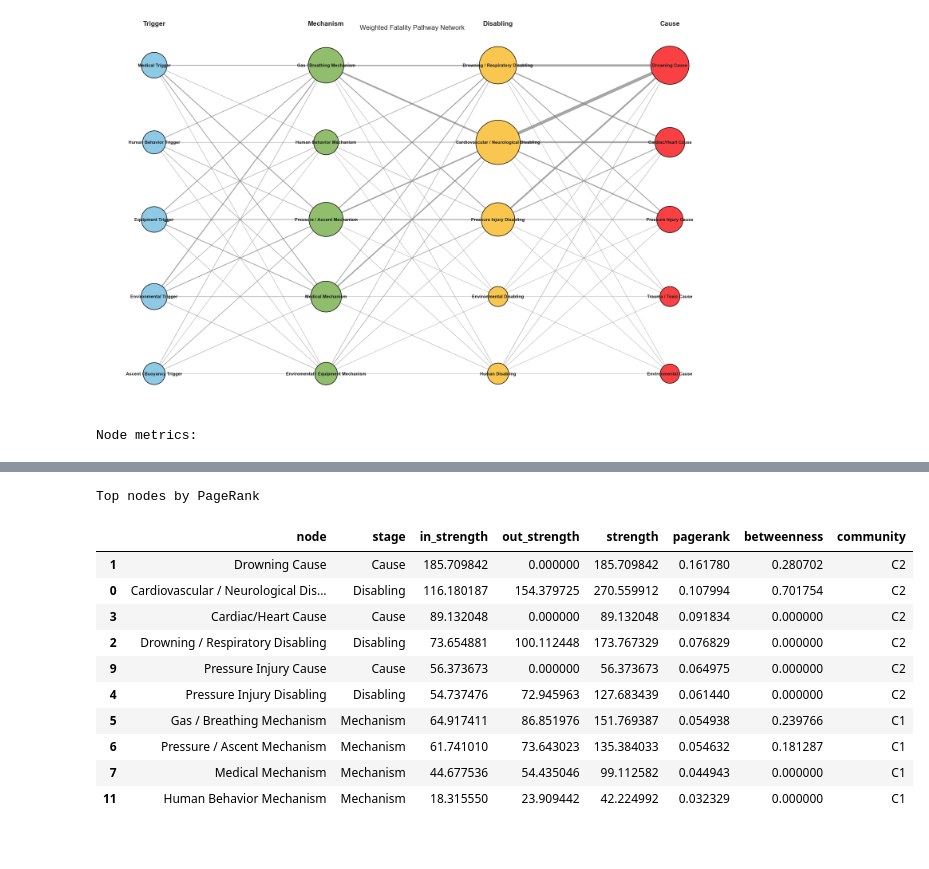
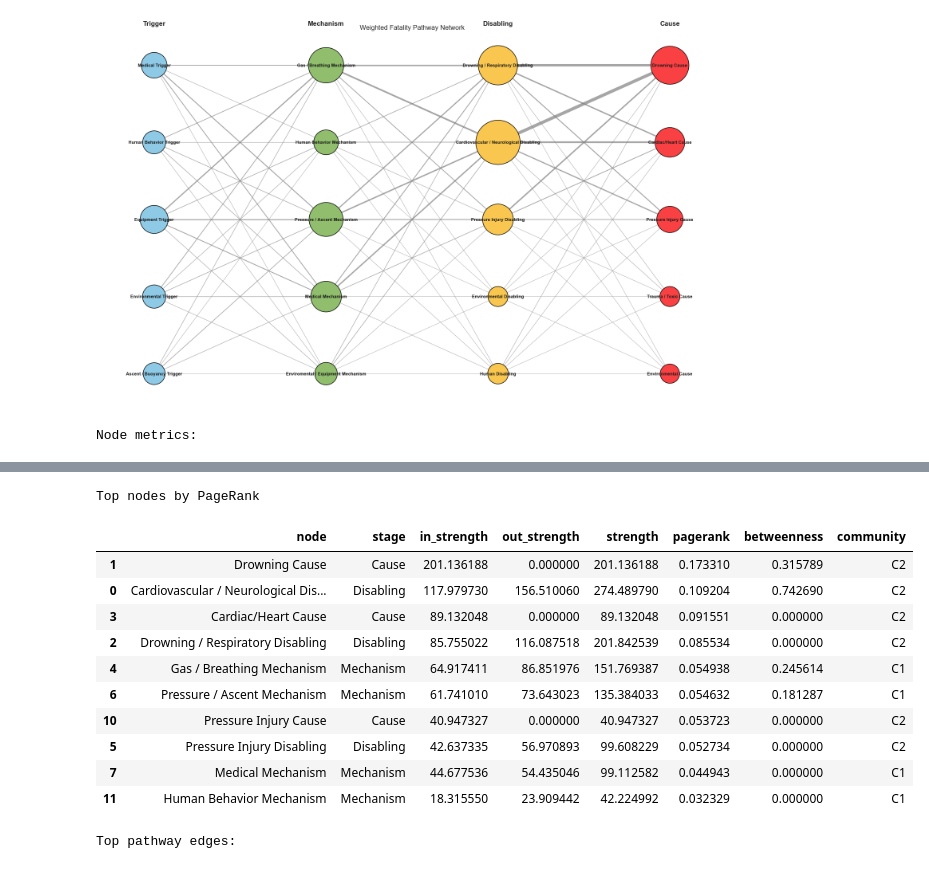
Before and after one commit to mirandagrein/Scuba-Diving-Draft, a Jupyter notebook: Code.ipynb, the cells around one changed output, grey strips where cells are left out. Drawn from its saved outputs; the diff is of its cells as text; code cells hidden in the pictures.

```diff
--- a/Code.ipynb
+++ b/Code.ipynb
@@ -557,7 +557,7 @@ network_data["Cardiovascular / Neurological Disabling"] = (
     network_data["Cardiac Disable"] +
     network_data["Stroke Disable"] +
     network_data["Loss of consciousness Disable"] +
-    network_data["Seizure Disable"]
+    network_data["Seizure Disable"] +
     network_data["Other Health Issue Disable"]
 )
 
@@ -611,14 +609,14 @@ network_data["Enviromental / Equipment Mechanism"] = (
 
 network_data["Drowning Cause"] = (
         network_data["Drowning Cause"] +
-        network_data["Respiratory issue Cause"]
+        network_data["Respiratory issue Cause"] +
+        network_data["Immersion pulmonary edema Cause"]
 )
 network_data["Cardiac/Heart Cause"] = (
     network_data["Cardiac/Heart Issue Cause"]
 )
 network_data["Pressure Injury Cause"] = (
-    network_data["Decompression/Pressure related Cause"] +
-    network_data["Immersion pulmonary edema Cause"]
+    network_data["Decompression/Pressure related Cause"]
 )
 network_data["Trauma / Toxic Cause"] = (
     network_data["Head/brain injury Cause"] +
@@ -776,6 +774,57 @@ plt.show()
 
 from networkx.algorithms.community import greedy_modularity_communities
 
+# Build edges first
+def build_layer_edges(source_stage, target_stage):
+    source_cols = stage_groups[source_stage]
+    target_cols = stage_groups[target_stage]
+
+    source = stage_share_tables[source_stage].set_index("Year")
+    target = stage_share_tables[target_stage].set_index("Year")
+    years = sorted(set(source.index).intersection(target.index))
+
+    rows = []
+    for year in years:
+        srow = source.loc[year, source_cols]
+        trow = target.loc[year, target_cols]
+        source_scale = float(stage_total_series[source_stage].loc[year])
+        target_scale = float(stage_total_series[target_stage].loc[year])
+        pair_scale = (source_scale + target_scale) / 2.0
+
+        if pair_scale <= 0:
+            continue
+
+        for source_node in source_cols:
+            for target_node in target_cols:
+                weight = float(srow[source_node]) * float(trow[target_node]) * pair_scale
+                if weight > 0:
+                    rows.append(
+                        {
+                            "source": source_node,
+                            "target": target_node,
+                            "weight": weight,
+                            "year": year,
+                            "stage_pair": f"{source_stage} → {target_stage}",
+                        }
+                    )
+
+    return pd.DataFrame(rows)
+
+
+edge_df_parts = [
+    build_layer_edges("Trigger", "Mechanism"),
+    build_layer_edges("Mechanism", "Disabling"),
+    build_layer_edges("Disabling", "Cause"),
+]
+
+edge_df = pd.concat(edge_df_parts, ignore_index=True)
+edge_df = (
+    edge_df.groupby(["source", "target", "stage_pair"], as_index=False)["weight"]
+    .sum()
+    .sort_values("weight", ascending=False)
+)
+
+# Now build the graph
 G = nx.DiGraph()
 for _, row in edge_df.iterrows():
     G.add_edge(row["source"], row["target"], weight=float(row["weight"]))
@@ -826,6 +875,10 @@ display(metrics)
 #Top nodes by PAGERANK
 print("Top nodes by PageRank")
 display(metrics.sort_values("pagerank", ascending=False).head(10))
+
+#TOP PATHWAY EDGES
+print("Top pathway edges:")
+display(edge_df.head(15))
 # %% [output]
 Node metrics:
 |  | node | stage | in_strength | out_strength | strength | pagerank | betweenness | community |
@@ -845,15 +898,16 @@ Node metrics:
 | 12 | Environmental Trigger | Trigger | 0.000000 | 29.994270 | 29.994270 | 0.023231 | 0.000000 | C1 |
 | 13 | Human Behavior Trigger | Trigger | 0.000000 | 27.994195 | 27.994195 | 0.023231 | 0.000000 | C1 |
 | 14 | Ascent / Buoyancy Trigger | Trigger | 0.000000 | 19.317831 | 19.317831 | 0.023231 | 0.000000 | C1 |
 Top nodes by PageRank
 |  | node | stage | in_strength | out_strength | strength | pagerank | betweenness | community |
-| 1 | Drowning Cause | Cause | 185.709842 | 0.000000 | 185.709842 | 0.161780 | 0.280702 | C2 |
-| 0 | Cardiovascular / Neurological Dis... | Disabling | 116.180187 | 154.379725 | 270.559912 | 0.107994 | 0.701754 | C2 |
-| 3 | Cardiac/Heart Cause | Cause | 89.132048 | 0.000000 | 89.132048 | 0.091834 | 0.000000 | C2 |
-| 2 | Drowning / Respiratory Disabling | Disabling | 73.654881 | 100.112448 | 173.767329 | 0.076829 | 0.000000 | C2 |
-| 9 | Pressure Injury Cause | Cause | 56.373673 | 0.000000 | 56.373673 | 0.064975 | 0.000000 | C2 |
-| 4 | Pressure Injury Disabling | Disabling | 54.737476 | 72.945963 | 127.683439 | 0.061440 | 0.000000 | C2 |
-| 5 | Gas / Breathing Mechanism | Mechanism | 64.917411 | 86.851976 | 151.769387 | 0.054938 | 0.239766 | C1 |
+| 1 | Drowning Cause | Cause | 201.136188 | 0.000000 | 201.136188 | 0.173310 | 0.315789 | C2 |
+| 0 | Cardiovascular / Neurological Dis... | Disabling | 117.979730 | 156.510060 | 274.489790 | 0.109204 | 0.742690 | C2 |
+| 3 | Cardiac/Heart Cause | Cause | 89.132048 | 0.000000 | 89.132048 | 0.091551 | 0.000000 | C2 |
+| 2 | Drowning / Respiratory Disabling | Disabling | 85.755022 | 116.087518 | 201.842539 | 0.085534 | 0.000000 | C2 |
+| 4 | Gas / Breathing Mechanism | Mechanism | 64.917411 | 86.851976 | 151.769387 | 0.054938 | 0.245614 | C1 |
 | 6 | Pressure / Ascent Mechanism | Mechanism | 61.741010 | 73.643023 | 135.384033 | 0.054632 | 0.181287 | C1 |
+| 10 | Pressure Injury Cause | Cause | 40.947327 | 0.000000 | 40.947327 | 0.053723 | 0.000000 | C2 |
+| 5 | Pressure Injury Disabling | Disabling | 42.637335 | 56.970893 | 99.608229 | 0.052734 | 0.000000 | C2 |
 | 7 | Medical Mechanism | Mechanism | 44.677536 | 54.435046 | 99.112582 | 0.044943 | 0.000000 | C1 |
 | 11 | Human Behavior Mechanism | Mechanism | 18.315550 | 23.909442 | 42.224992 | 0.032329 | 0.000000 | C1 |
+Top pathway edges:
```
Also changed, not shown: parts of 3 cells of this notebook, 6 other files.
